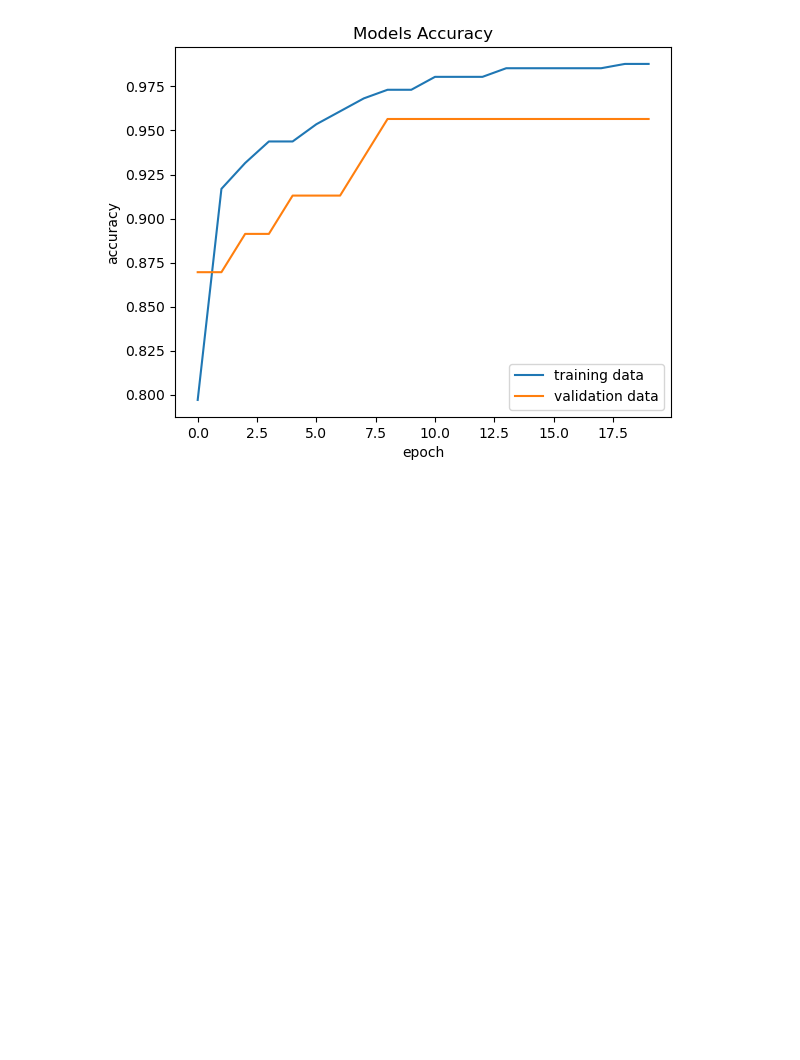
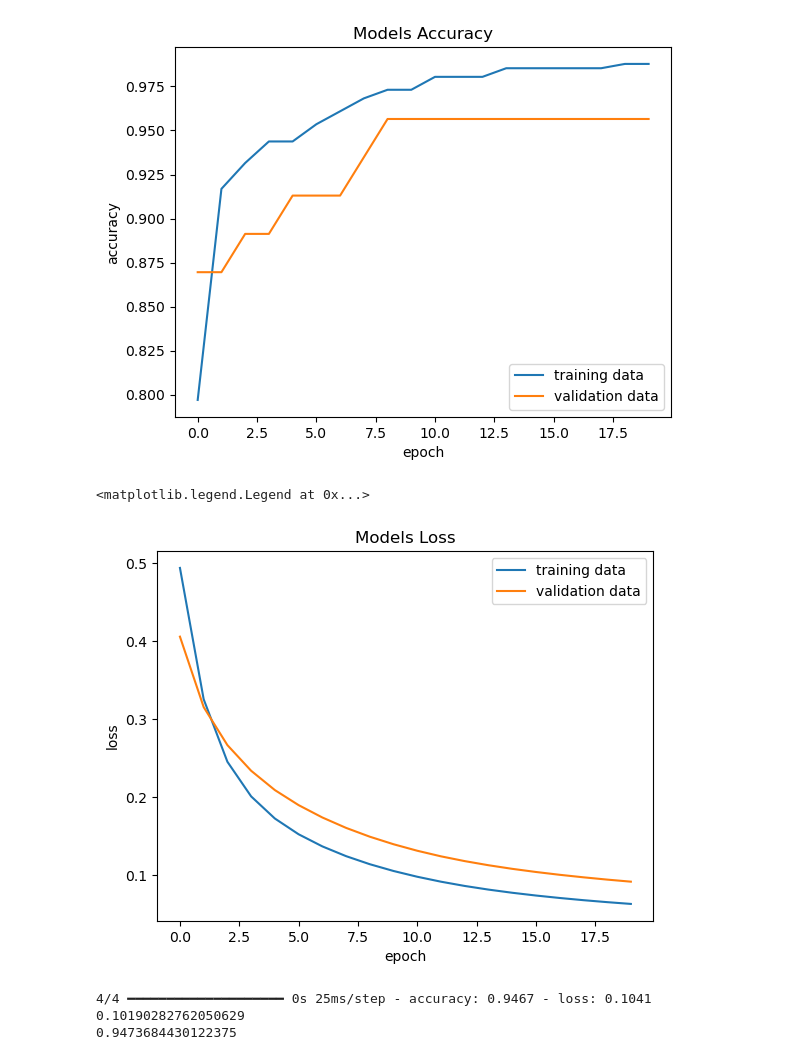
Before and after one commit to kamijoseph/Breast-Cancer-Prediction, a Jupyter notebook: breast_cancer_nural_network.ipynb, the cells around one changed output. Saved outputs shown, nothing was run; the diff lists cells and outputs as text; code cells hidden in the pictures; blank space fills up the shorter version.

```diff
--- a/breast_cancer_nural_network.ipynb
+++ b/breast_cancer_nural_network.ipynb
@@ -238,3 +238,29 @@ plt.legend(
 # %% [output]
 <matplotlib.legend.Legend at 0x...>
 [figure]
+# %%
+# visualizing
+plt.plot(history.history["loss"])
+plt.plot(history.history["val_loss"])
+plt.title("Models Loss")
+plt.ylabel("loss")
+plt.xlabel("epoch")
+plt.legend(
+    ["training data", "validation data"],
+    loc = "upper right"
+)
+# %% [output]
+<matplotlib.legend.Legend at 0x...>
+[figure, added]
+# %%
+# model evaluation
+loss, accuracy = model.evaluate(
+    X_test_scaled,
+    y_test
+)
+print(loss)
+print(accuracy)
+# %% [output]
+4/4 ━━━━━━━━━━━━━━━━━━━━ 0s 25ms/step - accuracy: 0.9467 - loss: 0.1041
+0.10190282762050629
+0.9473684430122375
```
Also changed, not shown: parts of 2 cells of this notebook.
